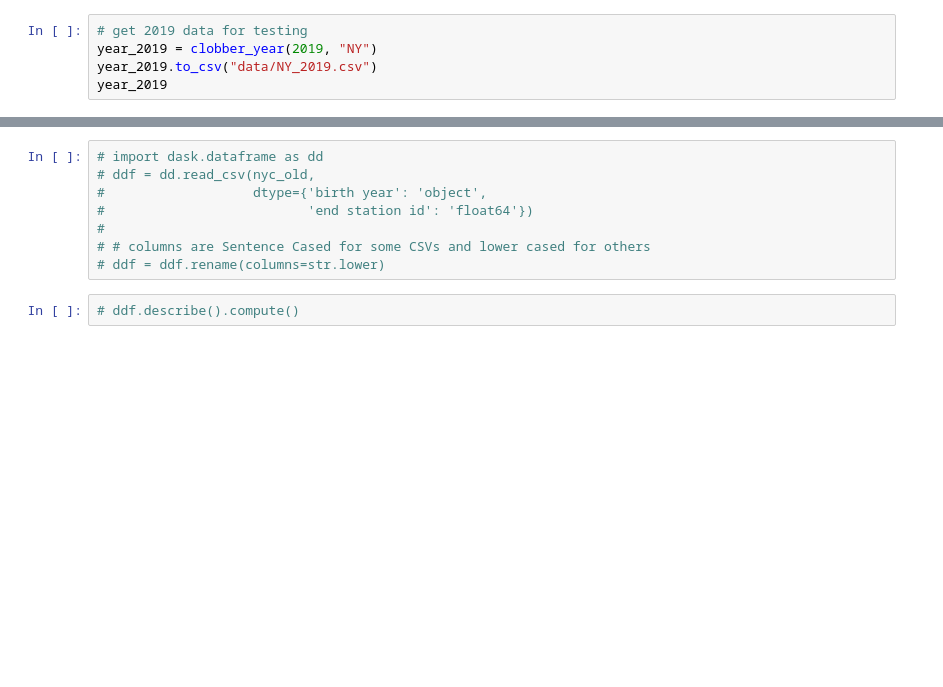
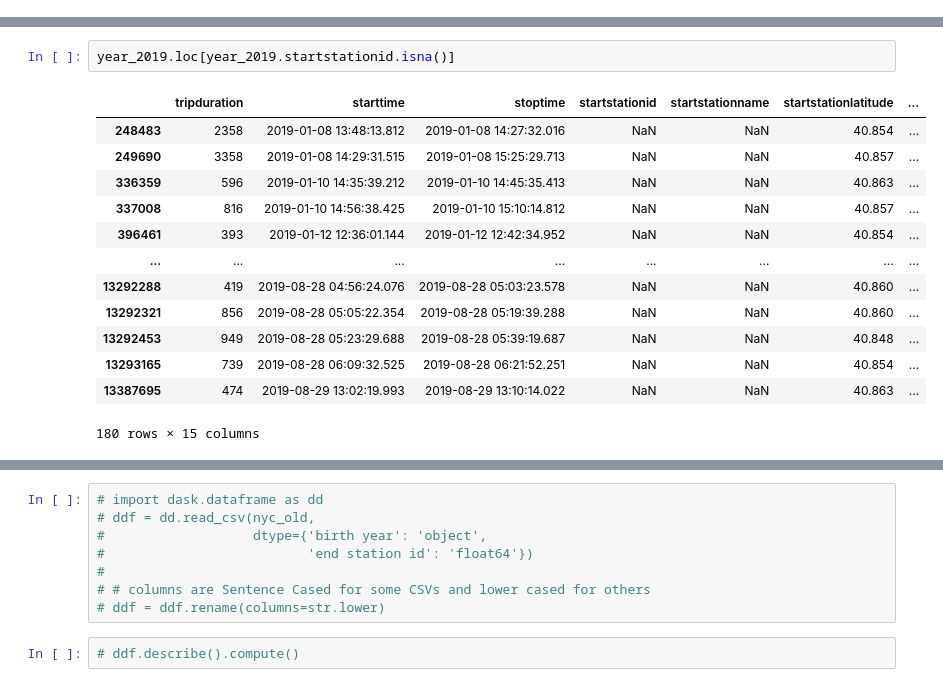
Before and after one commit to rishigoutam/citibike, a Jupyter notebook: clobber.ipynb, the cells around one changed output, grey strips where cells are left out. Drawn from its saved outputs; the diff is of its cells as text; blank space fills up the shorter version.

```diff
--- a/clobber.ipynb
+++ b/clobber.ipynb
@@ -142,5 +0,0 @@ def clobber_year(year=2019, state="NY") -> pd.DataFrame:
-# %%
-# get 2019 data for testing
-year_2019 = clobber_year(2019, "NY")
-year_2019.to_csv("data/NY_2019.csv")
-year_2019
@@ -163,0 +308,16 @@ jc_old_schema_summary
+# %%
+year_2019.loc[year_2019.startstationid.isna()]
+# %% [output]
+|  | tripduration | starttime | stoptime | startstationid | startstationname | startstationlatitude | ... |
+| 248483 | 2358 | 2019-01-08 13:48:13.812 | 2019-01-08 14:27:32.016 | NaN | NaN | 40.854 | ... |
+| 249690 | 3358 | 2019-01-08 14:29:31.515 | 2019-01-08 15:25:29.713 | NaN | NaN | 40.857 | ... |
+| 336359 | 596 | 2019-01-10 14:35:39.212 | 2019-01-10 14:45:35.413 | NaN | NaN | 40.863 | ... |
+| 337008 | 816 | 2019-01-10 14:56:38.425 | 2019-01-10 15:10:14.812 | NaN | NaN | 40.857 | ... |
+| 396461 | 393 | 2019-01-12 12:36:01.144 | 2019-01-12 12:42:34.952 | NaN | NaN | 40.854 | ... |
+| ... | ... | ... | ... | ... | ... | ... | ... |
+| 13292288 | 419 | 2019-08-28 04:56:24.076 | 2019-08-28 05:03:23.578 | NaN | NaN | 40.860 | ... |
+| 13292321 | 856 | 2019-08-28 05:05:22.354 | 2019-08-28 05:19:39.288 | NaN | NaN | 40.860 | ... |
+| 13292453 | 949 | 2019-08-28 05:23:29.688 | 2019-08-28 05:39:19.687 | NaN | NaN | 40.848 | ... |
+| 13293165 | 739 | 2019-08-28 06:09:32.525 | 2019-08-28 06:21:52.251 | NaN | NaN | 40.854 | ... |
+| 13387695 | 474 | 2019-08-29 13:02:19.993 | 2019-08-29 13:10:14.022 | NaN | NaN | 40.863 | ... |
+180 rows × 15 columns
```
Also changed, not shown: parts of 58 cells of this notebook.
